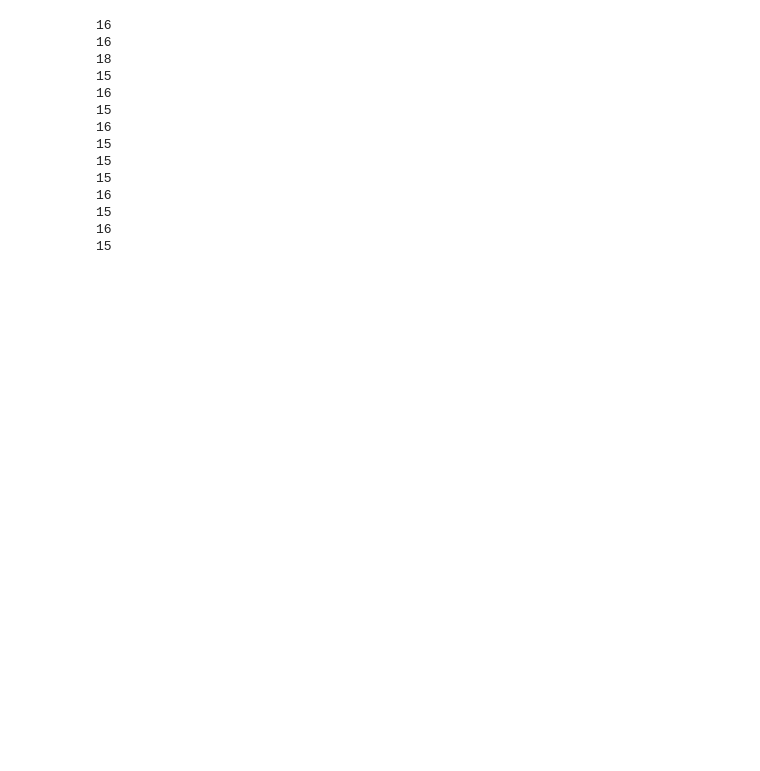
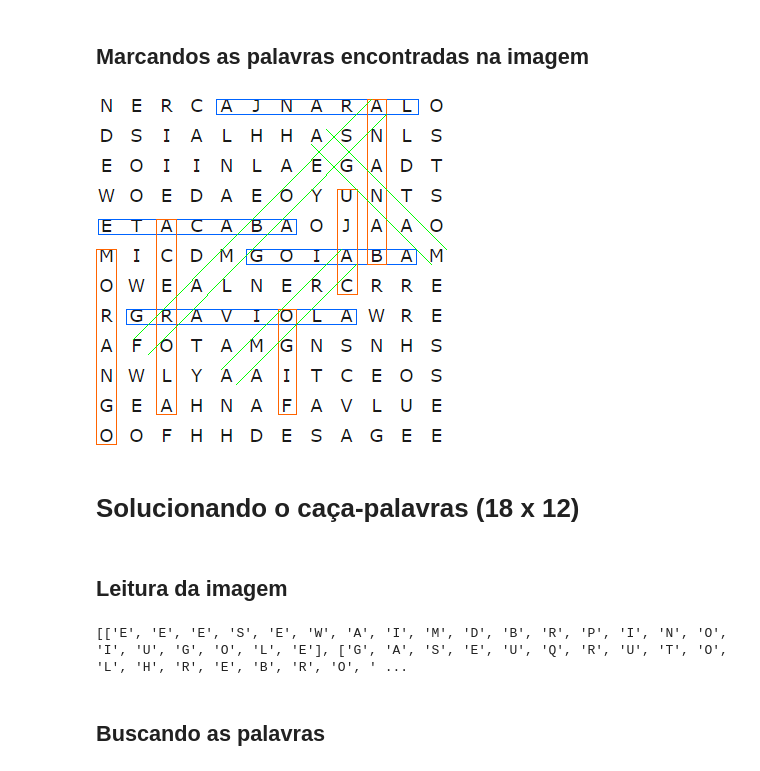
Before and after one commit to kamillafsilva/ocr-caca_palavras, a Jupyter notebook: notebook/test-git.ipynb, the cells around one changed output. Drawn from its saved outputs; the diff is of its cells as text; code cells hidden in the pictures; blank space fills up the shorter version.

```diff
--- a/notebook/test-git.ipynb
+++ b/notebook/test-git.ipynb
@@ -79,16 +284,0 @@ osd = pytesseract.image_to_data(img, lang = 'eng', config = config_tesseract, ou
-# %%
-rgb_copy = thresh.copy()
-n = len(osd['text'])
-min_conf = 0
-
-palavras = ['coruja', 'corvo', 'alga', 'peixe', 'cobra', 'dragao', 'leao', 'boi', 'gato', 'pato', 'cavalo']
-
-for i in range(n):
-  conf = int(osd['conf'][i])
-  if conf > min_conf:
-    texto = osd['text'][i].lower()
-    for palavra in palavras:
-      if (palavra in texto or palavra[::-1] in texto):
-        x, y, rgb_copy = caixa_texto(osd, rgb_copy, cor = (255, 100, 0))
-        #print(texto.index('elefante', 0, len(texto)))
-cv2_imshow(rgb_copy)
@@ -231,3 +291,8 @@ for e in enumerate(mat.T):
+# %%
+palavras = ['acerola', 'amora', 'abacate', 'banana', 'caju', 'figo', 'framboesa', 'goiaba',
+            'graviola', 'laranja', 'manga', 'morango']
+# %%
+horizontal, vertical, diagonal_primaria, diagonal_secundaria = encontrar_palavras(linhas, palavras)
 # %%
 horizontal
 # %% [output]
@@ -633,18 +319,20 @@ pytesseract.image_to_data(thresh, lang = 'eng', config = config_tesseract, outpu
-# %%
-for l in linhas:
-  print(len(l))
-# %% [output]
-16
-16
-18
-15
-16
-15
-16
-15
-15
-15
-16
-15
-16
-15
+# %% [markdown]
+## Marcandos as palavras encontradas na imagem
+# %%
+c0 = np.stack(contornos, axis=0)
+c1 = np.stack(contornos, axis=1)
+d1 = [c1[::-1,:].diagonal(i) for i in range(-c1.shape[0]+1,c1.shape[1])]
+d2 = [c0.diagonal(i) for i in range(c0.shape[1]-1,-c0.shape[0],-1)]
+# %%
+img_marcada = marcar_palavras(c0, True, horizontal, img, (255, 100, 0))
+img_marcada = marcar_palavras(c1, False, vertical, img_marcada, (0, 100, 255))
+img_marcada = marcar_palavras_diagonal(d1, False, diagonal_primaria, img_marcada, 15, 0, (0, 100, 255))
+img_marcada = marcar_palavras_diagonal(d2, False, diagonal_secundaria, img_marcada, 0, 15, (0, 100, 255))
+
+cv2_imshow(img_marcada)
+# %% [output]
+[figure, added]
+# %% [markdown]
+# Solucionando o caça-palavras (18 x 12)
+# %% [markdown]
+## Leitura da imagem
@@ -650,0 +344,6 @@ for l in linhas:
+# %%
+print(linhas)
+# %% [output]
+[['E', 'E', 'E', 'S', 'E', 'W', 'A', 'I', 'M', 'D', 'B', 'R', 'P', 'I', 'N', 'O', 'I', 'U', 'G', 'O', 'L', 'E'], ['G', 'A', 'S', 'E', 'U', 'Q', 'R', 'U', 'T', 'O', 'L', 'H', 'R', 'E', 'B', 'R', 'O', ' ...
+# %% [markdown]
+## Buscando as palavras
```
Also changed, not shown: parts of 68 cells of this notebook.
